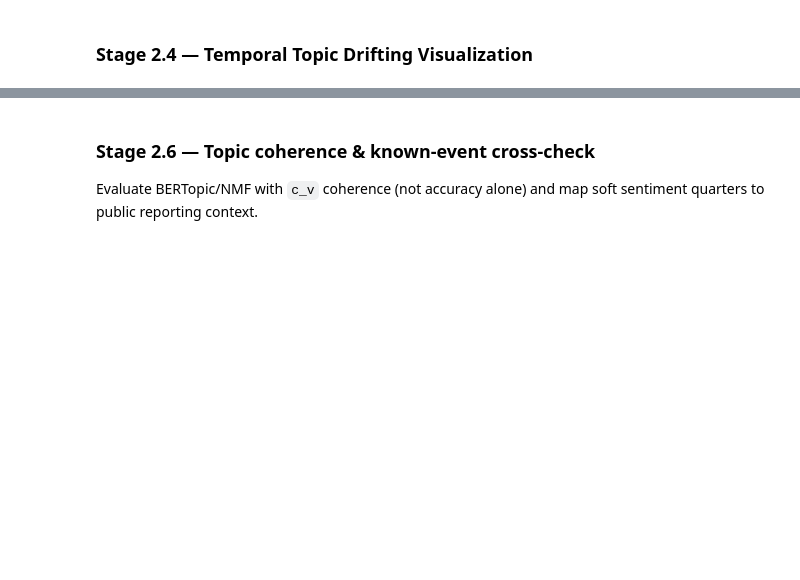
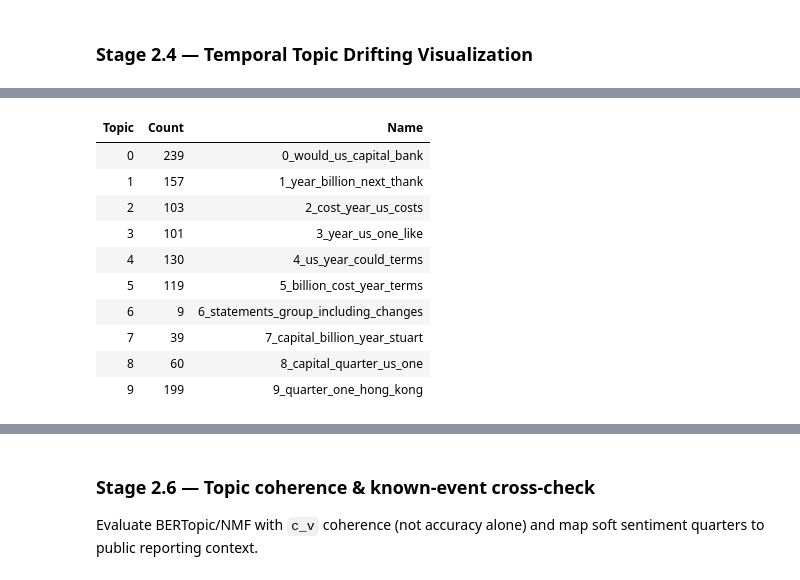
Before and after one commit to susanavenda/boe-earnings-insights, a Jupyter notebook: notebooks/boe_earnings_insights.ipynb, the cells around one changed output, grey strips where cells are left out. Cells and saved outputs as stored; diff of their text form; code cells hidden in the pictures; blank space fills up the shorter version.

```diff
--- a/notebooks/boe_earnings_insights.ipynb
+++ b/notebooks/boe_earnings_insights.ipynb
@@ -1598,2 +1601,73 @@ DB asset topic_delta_heatmap.png
 
 Independent topic method as a sanity check on BERTopic clusters.
+# %%
+## @title 2.5a Gensim LDA
+section_header('Stage 2.5a — LDA cross-check')
+import numpy as np
+import pandas as pd
+from gensim import corpora
+from gensim.models import LdaModel
+from topic_modeling import get_lda_input_column
+
+corpus_df = _df('corpus_analyst', corpus_df if 'corpus_df' in dir() else None)
+_lda_col = get_lda_input_column(corpus_df)
+tokenised = [doc.split() for doc in corpus_df[_lda_col].fillna('').astype(str)]
+dictionary = corpora.Dictionary(tokenised)
+dictionary.filter_extremes(no_below=2, no_above=0.5)
+bow_corpus = [dictionary.doc2bow(doc) for doc in tokenised]
+
+n_topics = min(10, max(3, len(corpus_df) // 8))
+lda_model = LdaModel(
+    corpus=bow_corpus,
+    id2word=dictionary,
+    num_topics=n_topics,
+    random_state=42,
+    passes=10,
+)
+
+# Extract dominant topic and max probability per document
+doc_topics = []
+for bow in bow_corpus:
+    gamma = lda_model.get_document_topics(bow, minimum_probability=0.0)
+    topic_probs = sorted(gamma, key=lambda x: x[1], reverse=True)
+    if topic_probs:
+        top_topic, max_prob = topic_probs[0]
+        # Treat low-confidence assignments (e.g. max_prob < 0.15) as outliers (-1)
+        doc_topics.append(top_topic if max_prob >= 0.15 else -1)
+    else:
+        doc_topics.append(-1)
+
+doc_topics = np.array(doc_topics)
+total_docs = len(corpus_df)
+outliers_count = np.sum(doc_topics == -1)
+outliers_pct = (outliers_count / total_docs * 100) if total_docs > 0 else 0.0
+
+# Build topic summary counts and names
+topic_counts = pd.Series(doc_topics[doc_topics != -1]).value_counts().to_dict()
+summary_rows = []
+lda_rows = []
+
+for idx in range(n_topics):
+    topic_terms = lda_model.show_topic(idx, topn=10)
+    term_str = " + ".join([f'{weight:.3f}*"{word}"' for word, weight in topic_terms])
+    top_4_words = "_".join([word for word, _ in topic_terms[:4]])
+
+    count = topic_counts.get(idx, 0)
+    topic_name = f"{idx}_{top_4_words}"
+
+    summary_rows.append({'Topic': idx, 'Count': count, 'Name': topic_name})
+    lda_rows.append({'topic': idx, 'terms': term_str})
+
+# Display KPI Row
+kpi_row([
+    ('DOCS', f"{total_docs:,}", 'analyst turns'),
+    ('TOPICS', f"{n_topics}", f'n_components={n_topics}'),
+    ('OUTLIERS (-1)', f"{outliers_count}", f'{outliers_pct:.1f}% share (tau < 0.15)'),
+])
+
+# Display Tables
+display_table(pd.DataFrame(summary_rows), title='LDA Topic Info Summary')
+display_table(pd.DataFrame(lda_rows), title=f'LDA topics (n={n_topics})')
+
+insight('LDA run as an independent sanity check on BERTopic clusters (same text column as BERTopic).', kind='info')
+# %% [output]
@@ -1599,0 +1685,11 @@ Independent topic method as a sanity check on BERTopic clusters.
+| Topic | Count | Name |
+| 0 | 239 | 0_would_us_capital_bank |
+| 1 | 157 | 1_year_billion_next_thank |
+| 2 | 103 | 2_cost_year_us_costs |
+| 3 | 101 | 3_year_us_one_like |
+| 4 | 130 | 4_us_year_could_terms |
+| 5 | 119 | 5_billion_cost_year_terms |
+| 6 | 9 | 6_statements_group_including_changes |
+| 7 | 39 | 7_capital_billion_year_stuart |
+| 8 | 60 | 8_capital_quarter_us_one |
+| 9 | 199 | 9_quarter_one_hong_kong |
```
Also changed, not shown: parts of 11 cells of this notebook.
